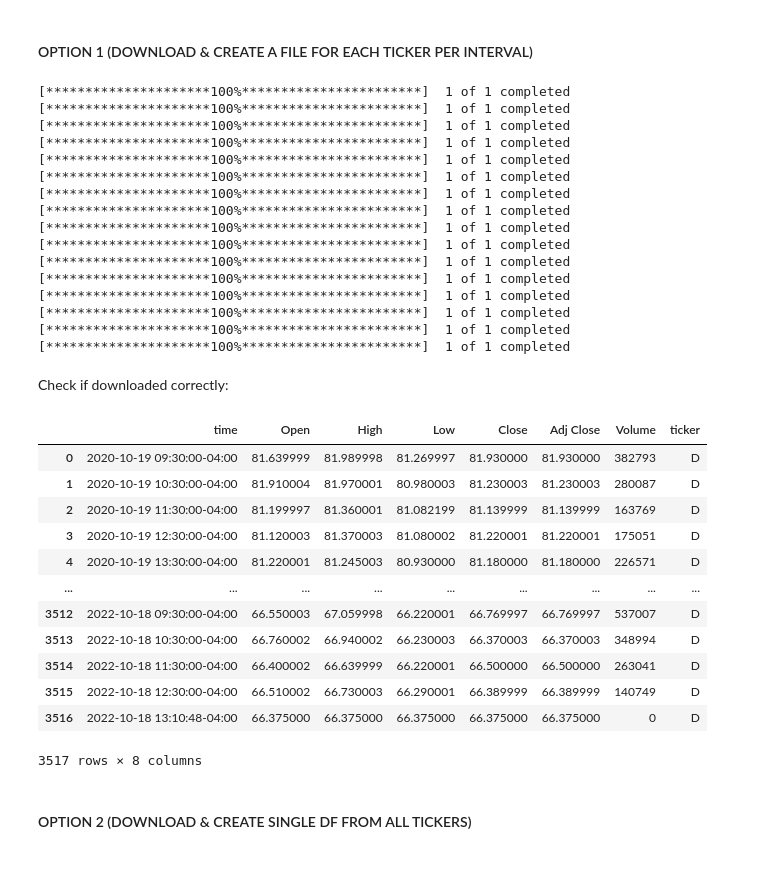
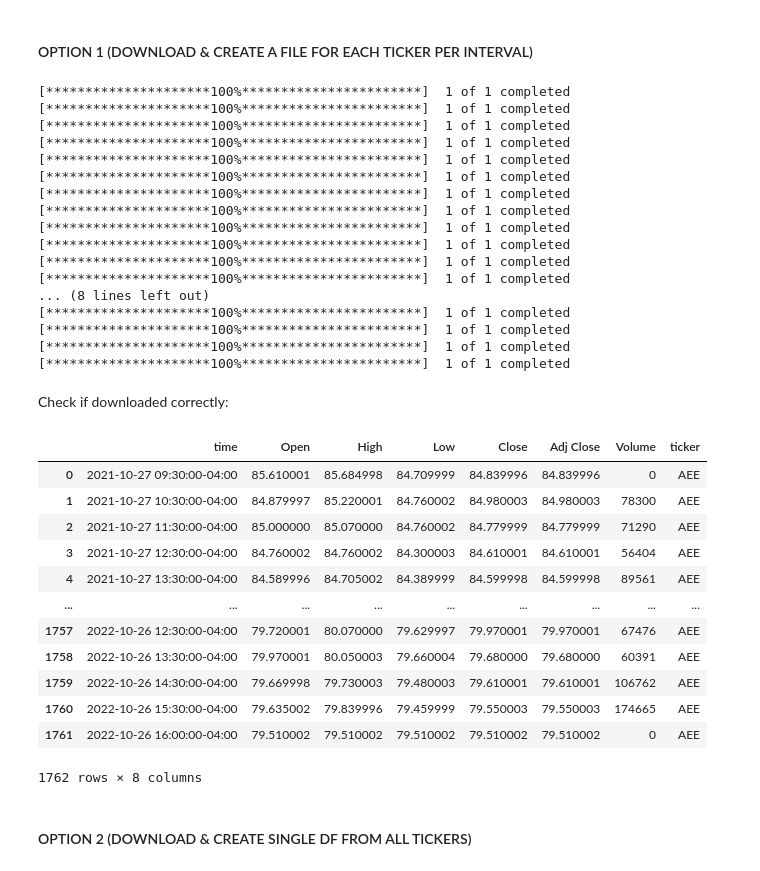
Before and after one commit to ozdemirozcelik/coint-tools, a Jupyter notebook: 2-download-data.ipynb, the cells around one changed output. Cells and saved outputs as stored; diff of their text form; code cells hidden in the pictures.

```diff
--- a/2-download-data.ipynb
+++ b/2-download-data.ipynb
@@ -48,10 +63,10 @@ tickerStrings
 # %% [markdown]
 #### OPTION 1 (DOWNLOAD  & CREATE A FILE FOR EACH TICKER PER INTERVAL)
 # %%
-int_per = {'1d':'5y', '1h':'2y'}  # define interval and corresponding period
+int_per = {'1d':'1y', '1h':'1y'}  # define interval and corresponding period
 
 # enable to enter manually
-# tickerStrings = ['MA', 'V', 'LNT', 'FTS', 'POR', 'CMS', 'OUT', 'WELL']
+#tickerStrings = ['MA', 'V', 'LNT', 'FTS', 'POR', 'CMS', 'OUT', 'WELL']
 
 for ticker in tickerStrings:
     for key in int_per:
@@ -65,7 +80,7 @@ for ticker in tickerStrings:
         #data = data.rename(columns={"Date": "time"})
 
         # save as seperate files
-        data.to_csv(f'{ticker}_{key.upper()}.csv')
+        data.to_csv(f'data/{ticker}_{key.upper()}.csv')
 # %% [output]
 [*********************100%***********************]  1 of 1 completed
 [*********************100%***********************]  1 of 1 completed
@@ -79,6 +94,7 @@ for ticker in tickerStrings:
 [*********************100%***********************]  1 of 1 completed
 [*********************100%***********************]  1 of 1 completed
 [*********************100%***********************]  1 of 1 completed
+... (8 lines left out)
 [*********************100%***********************]  1 of 1 completed
 [*********************100%***********************]  1 of 1 completed
 [*********************100%***********************]  1 of 1 completed
@@ -86,23 +102,23 @@ for ticker in tickerStrings:
 # %% [markdown]
 Check if downloaded correctly:
 # %%
-filename = 'D_1h.csv'
+filename = 'data/' +  tickerStrings[0] + '_1h.csv'
 df = pd.read_csv(filename, parse_dates=["time"])
 df
 # %% [output]
 |  | time | Open | High | Low | Close | Adj Close | Volume | ticker |
-| 0 | 2020-10-19 09:30:00-04:00 | 81.639999 | 81.989998 | 81.269997 | 81.930000 | 81.930000 | 382793 | D |
-| 1 | 2020-10-19 10:30:00-04:00 | 81.910004 | 81.970001 | 80.980003 | 81.230003 | 81.230003 | 280087 | D |
-| 2 | 2020-10-19 11:30:00-04:00 | 81.199997 | 81.360001 | 81.082199 | 81.139999 | 81.139999 | 163769 | D |
-| 3 | 2020-10-19 12:30:00-04:00 | 81.120003 | 81.370003 | 81.080002 | 81.220001 | 81.220001 | 175051 | D |
-| 4 | 2020-10-19 13:30:00-04:00 | 81.220001 | 81.245003 | 80.930000 | 81.180000 | 81.180000 | 226571 | D |
+| 0 | 2021-10-27 09:30:00-04:00 | 85.610001 | 85.684998 | 84.709999 | 84.839996 | 84.839996 | 0 | AEE |
+| 1 | 2021-10-27 10:30:00-04:00 | 84.879997 | 85.220001 | 84.760002 | 84.980003 | 84.980003 | 78300 | AEE |
+| 2 | 2021-10-27 11:30:00-04:00 | 85.000000 | 85.070000 | 84.760002 | 84.779999 | 84.779999 | 71290 | AEE |
+| 3 | 2021-10-27 12:30:00-04:00 | 84.760002 | 84.760002 | 84.300003 | 84.610001 | 84.610001 | 56404 | AEE |
+| 4 | 2021-10-27 13:30:00-04:00 | 84.589996 | 84.705002 | 84.389999 | 84.599998 | 84.599998 | 89561 | AEE |
 | ... | ... | ... | ... | ... | ... | ... | ... | ... |
-| 3512 | 2022-10-18 09:30:00-04:00 | 66.550003 | 67.059998 | 66.220001 | 66.769997 | 66.769997 | 537007 | D |
-| 3513 | 2022-10-18 10:30:00-04:00 | 66.760002 | 66.940002 | 66.230003 | 66.370003 | 66.370003 | 348994 | D |
-| 3514 | 2022-10-18 11:30:00-04:00 | 66.400002 | 66.639999 | 66.220001 | 66.500000 | 66.500000 | 263041 | D |
-| 3515 | 2022-10-18 12:30:00-04:00 | 66.510002 | 66.730003 | 66.290001 | 66.389999 | 66.389999 | 140749 | D |
-| 3516 | 2022-10-18 13:10:48-04:00 | 66.375000 | 66.375000 | 66.375000 | 66.375000 | 66.375000 | 0 | D |
+| 1757 | 2022-10-26 12:30:00-04:00 | 79.720001 | 80.070000 | 79.629997 | 79.970001 | 79.970001 | 67476 | AEE |
+| 1758 | 2022-10-26 13:30:00-04:00 | 79.970001 | 80.050003 | 79.660004 | 79.680000 | 79.680000 | 60391 | AEE |
+| 1759 | 2022-10-26 14:30:00-04:00 | 79.669998 | 79.730003 | 79.480003 | 79.610001 | 79.610001 | 106762 | AEE |
+| 1760 | 2022-10-26 15:30:00-04:00 | 79.635002 | 79.839996 | 79.459999 | 79.550003 | 79.550003 | 174665 | AEE |
+| 1761 | 2022-10-26 16:00:00-04:00 | 79.510002 | 79.510002 | 79.510002 | 79.510002 | 79.510002 | 0 | AEE |
-3517 rows × 8 columns
+1762 rows × 8 columns
 # %% [markdown]
 #### OPTION 2 (DOWNLOAD  & CREATE SINGLE DF FROM ALL TICKERS)
 # %%
```
Also changed, not shown: parts of 12 cells of this notebook, 9 other files.
